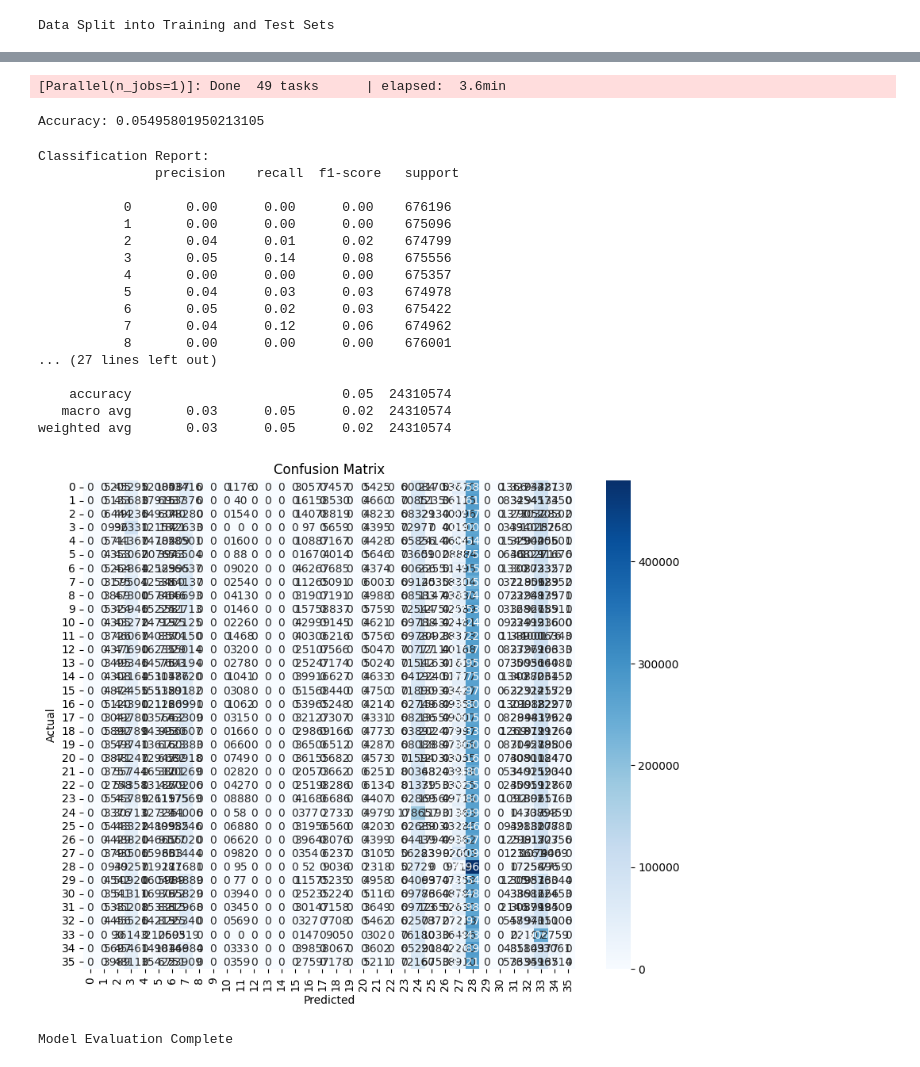
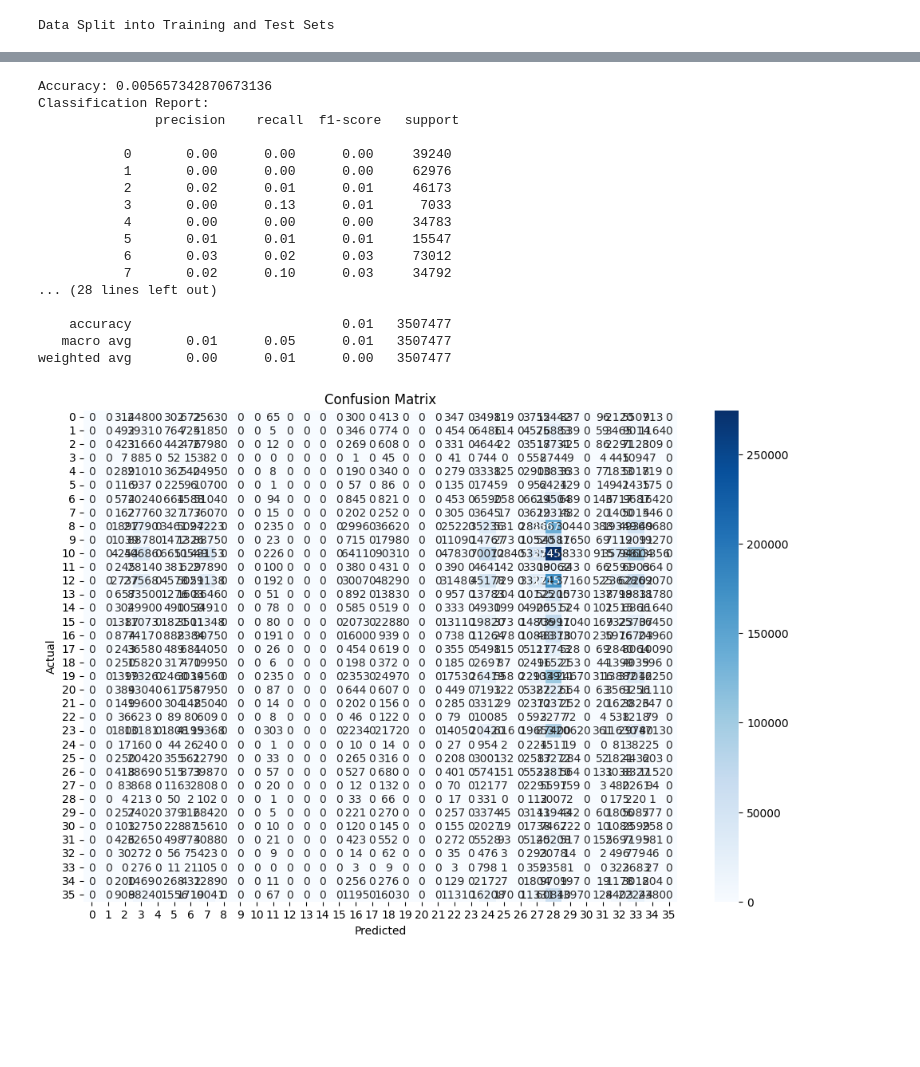
Before and after one commit to sarahrandolphw/edu4VA, a Jupyter notebook: gaming_and_learning.ipynb, the cells around one changed output, grey strips where cells are left out. Saved outputs shown, nothing was run; the diff lists cells and outputs as text; code cells hidden in the pictures; blank space fills up the shorter version.

```diff
--- a/gaming_and_learning.ipynb
+++ b/gaming_and_learning.ipynb
@@ -279,22 +274,23 @@ Data Balanced: 81035244 samples
 # %%
-# Split data into training and test sets
-X_train, X_test, y_train, y_test = train_test_split(X_resampled, y_resampled, test_size=0.3, random_state=42)
+from sklearn.model_selection import train_test_split
 
+# Split data with stratification
+X_train, X_test, y_train, y_test = train_test_split(X, y, test_size=0.3, stratify=y, random_state=42)
 print("Data Split into Training and Test Sets")
 # %% [output]
 Data Split into Training and Test Sets
 # %%
-# Initialize Random Forest Classifier
+from sklearn.ensemble import RandomForestClassifier
+
+# Initialize and train Random Forest Classifier
 rf_classifier = RandomForestClassifier(
-    n_estimators=50,
-    max_depth=10,
+    n_estimators=100,
+    max_depth=20,
     min_samples_split=5,
     min_samples_leaf=2,
     random_state=42,
-    verbose=1
+    class_weight='balanced'  # Handle class imbalance
 )
-
-# Train the classifier
 rf_classifier.fit(X_train, y_train)
 print("Random Forest Model Trained")
 # %% [output]
@@ -303,44 +298,43 @@ Random Forest Model Trained
 # %%
+from sklearn.metrics import accuracy_score, classification_report, confusion_matrix
+import matplotlib.pyplot as plt
+import seaborn as sns
+
 # Make predictions
 y_pred = rf_classifier.predict(X_test)
 
 # Evaluate the model
 accuracy = accuracy_score(y_test, y_pred)
 print("Accuracy:", accuracy)
-print("Classification Report:\n", classification_report(y_test, y_pred))
+print("Classification Report:\n", classification_report(y_test, y_pred, zero_division=0))
 
 # Confusion Matrix
 cm = confusion_matrix(y_test, y_pred)
-plt.figure(figsize=(10, 8))
-sns.heatmap(cm, annot=True, fmt='d', cmap='Blues')
+plt.figure(figsize=(12, 8))
+sns.heatmap(cm, annot=True, fmt='d', cmap='Blues', xticklabels=rf_classifier.classes_, yticklabels=rf_classifier.classes_)
 plt.title("Confusion Matrix")
 plt.xlabel("Predicted")
 plt.ylabel("Actual")
 plt.show()
-
-print("Model Evaluation Complete")
 # %% [output]
-[Parallel(n_jobs=1)]: Done  49 tasks      | elapsed:  3.6min
+Accuracy: 0.005657342870673136
+Classification Report:
+               precision    recall  f1-score   support
+
+           0       0.00      0.00      0.00     39240
+           1       0.00      0.00      0.00     62976
+           2       0.02      0.01      0.01     46173
+           3       0.00      0.13      0.01      7033
+           4       0.00      0.00      0.00     34783
+           5       0.01      0.01      0.01     15547
+           6       0.03      0.02      0.03     73012
+           7       0.02      0.10      0.03     34792
+... (28 lines left out)
+
+    accuracy                           0.01   3507477
+   macro avg       0.01      0.05      0.01   3507477
+weighted avg       0.00      0.01      0.00   3507477
-Accuracy: 0.05495801950213105
-Classification Report:
-               precision    recall  f1-score   support
-
-           0       0.00      0.00      0.00    676196
-           1       0.00      0.00      0.00    675096
-           2       0.04      0.01      0.02    674799
-           3       0.05      0.14      0.08    675556
-           4       0.00      0.00      0.00    675357
-           5       0.04      0.03      0.03    674978
-           6       0.05      0.02      0.03    675422
-           7       0.04      0.12      0.06    674962
-           8       0.00      0.00      0.00    676001
-... (27 lines left out)
-
-    accuracy                           0.05  24310574
-   macro avg       0.03      0.05      0.02  24310574
-weighted avg       0.03      0.05      0.02  24310574
-[figure, old version]
+[figure, new version]
-Model Evaluation Complete
 # %%
 # Plot feature importance
 feature_importances = rf_classifier.feature_importances_
```
Also changed, not shown: parts of 10 cells of this notebook.
